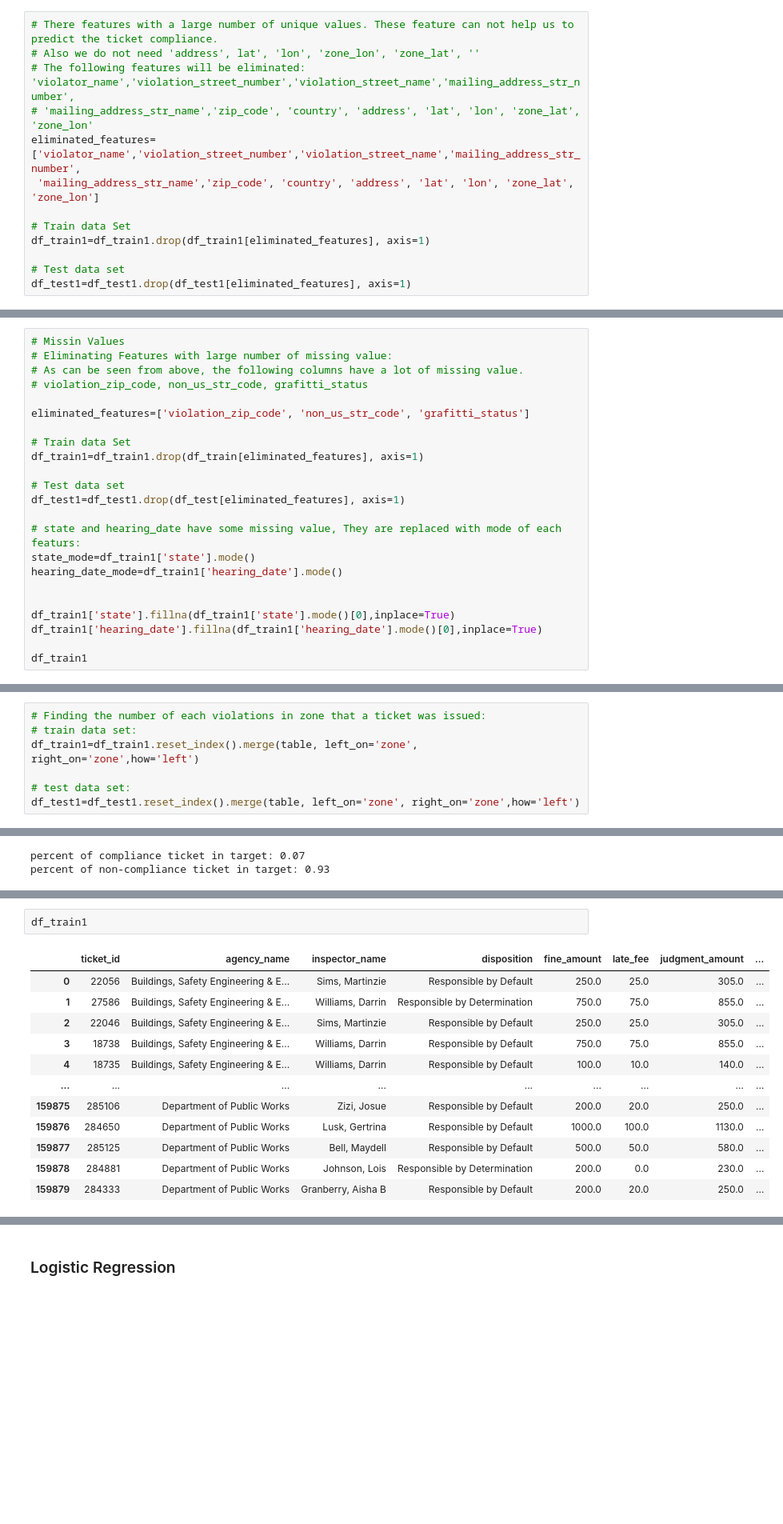
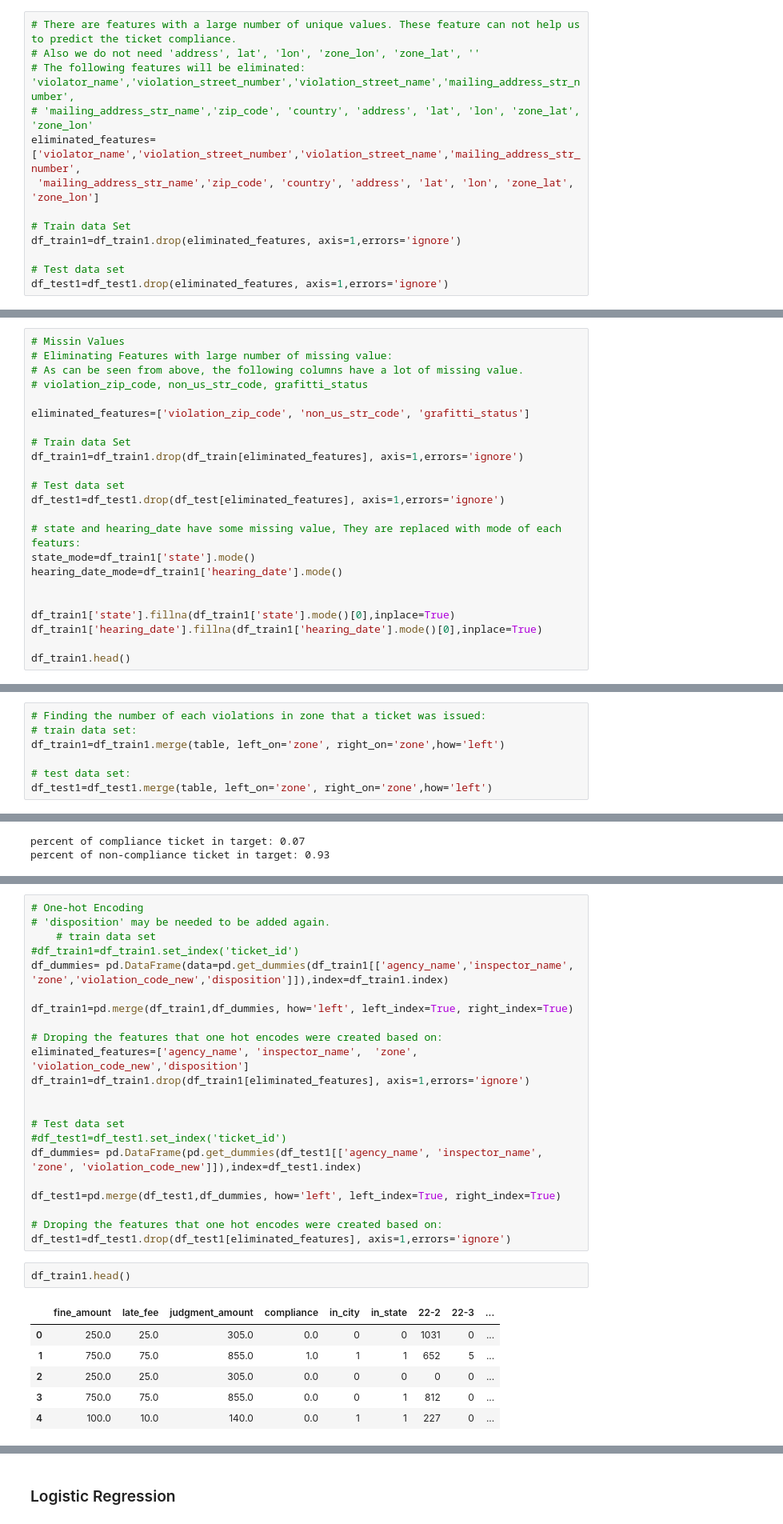
Before and after one commit to SepehrS2020/Data_Science_Projects, a Jupyter notebook: DetroitBlightTicket/Code.ipynb, the cells around one changed output, grey strips where cells are left out. Shown: that part at 80% size. Saved outputs shown, nothing was run; the diff lists cells and outputs as text; blank space fills up the shorter version.

```diff
--- a/DetroitBlightTicket/Code.ipynb
+++ b/DetroitBlightTicket/Code.ipynb
@@ -142,6 +168,6 @@ Morris, John        17926
 Name: zone, Length: 127, dtype: int64
 # %%
-# There features with a large number of unique values. These feature can not help us to predict the ticket compliance.
+# There are features with a large number of unique values. These feature can not help us to predict the ticket compliance.
 # Also we do not need 'address', lat', 'lon', 'zone_lon', 'zone_lat', ''
 # The following features will be eliminated: 'violator_name','violation_street_number','violation_street_name','mailing_address_str_number',
 # 'mailing_address_str_name','zip_code', 'country', 'address', 'lat', 'lon', 'zone_lat', 'zone_lon'
@@ -149,10 +175,10 @@ eliminated_features=['violator_name','violation_street_number','violation_street
  'mailing_address_str_name','zip_code', 'country', 'address', 'lat', 'lon', 'zone_lat', 'zone_lon']
 
 # Train data Set
-df_train1=df_train1.drop(df_train1[eliminated_features], axis=1)
+df_train1=df_train1.drop(eliminated_features, axis=1,errors='ignore')
 
 # Test data set
-df_test1=df_test1.drop(df_test1[eliminated_features], axis=1)
+df_test1=df_test1.drop(eliminated_features, axis=1,errors='ignore')
 # %%
 df_train1.info()
 # %% [output]
@@ -182,10 +208,10 @@ memory usage: 42.0+ MB
 eliminated_features=['violation_zip_code', 'non_us_str_code', 'grafitti_status']
 
 # Train data Set
-df_train1=df_train1.drop(df_train[eliminated_features], axis=1)
+df_train1=df_train1.drop(df_train[eliminated_features], axis=1,errors='ignore')
 
 # Test data set
-df_test1=df_test1.drop(df_test[eliminated_features], axis=1)
+df_test1=df_test1.drop(df_test[eliminated_features], axis=1,errors='ignore')
 
 # state and hearing_date have some missing value, They are replaced with mode of each featurs:
 state_mode=df_train1['state'].mode()
@@ -195,7 +221,7 @@ hearing_date_mode=df_train1['hearing_date'].mode()
 df_train1['state'].fillna(df_train1['state'].mode()[0],inplace=True)
 df_train1['hearing_date'].fillna(df_train1['hearing_date'].mode()[0],inplace=True)
 
-df_train1
+df_train1.head()
 # %% [output]
 |  | agency_name | inspector_name | city | state | ticket_issued_date | hearing_date | violation_code | ... |
 | ticket_id |  |  |  |  |  |  |  | ... |
@@ -342,7 +332,7 @@ table
 # %%
 # Finding the number of each violations in zone that a ticket was issued:
 # train data set:
-df_train1=df_train1.reset_index().merge(table, left_on='zone', right_on='zone',how='left')
+df_train1=df_train1.merge(table, left_on='zone', right_on='zone',how='left')
 
 # test data set:
-df_test1=df_test1.reset_index().merge(table, left_on='zone', right_on='zone',how='left')
+df_test1=df_test1.merge(table, left_on='zone', right_on='zone',how='left')
@@ -407,15 +407,31 @@ NameError: name 'df_train1' is not defined
+# %%
+# One-hot Encoding
+# 'disposition' may be needed to be added again.
+    # train data set
+#df_train1=df_train1.set_index('ticket_id')
+df_dummies= pd.DataFrame(data=pd.get_dummies(df_train1[['agency_name','inspector_name', 'zone','violation_code_new','disposition']]),index=df_train1.index)
+
+df_train1=pd.merge(df_train1,df_dummies, how='left', left_index=True, right_index=True)
+
+# Droping the features that one hot encodes were created based on:
+eliminated_features=['agency_name', 'inspector_name',  'zone', 'violation_code_new','disposition']
+df_train1=df_train1.drop(df_train1[eliminated_features], axis=1,errors='ignore')
+
+
+# Test data set
+#df_test1=df_test1.set_index('ticket_id')
+df_dummies= pd.DataFrame(pd.get_dummies(df_test1[['agency_name', 'inspector_name',  'zone', 'violation_code_new']]),index=df_test1.index)
+
+df_test1=pd.merge(df_test1,df_dummies, how='left', left_index=True, right_index=True)
+
+# Droping the features that one hot encodes were created based on:
+df_test1=df_test1.drop(df_test1[eliminated_features], axis=1,errors='ignore')
 # %%
-df_train1
+df_train1.head()
 # %% [output]
-|  | ticket_id | agency_name | inspector_name | disposition | fine_amount | late_fee | judgment_amount | ... |
-| 0 | 22056 | Buildings, Safety Engineering & E... | Sims, Martinzie | Responsible by Default | 250.0 | 25.0 | 305.0 | ... |
-| 1 | 27586 | Buildings, Safety Engineering & E... | Williams, Darrin | Responsible by Determination | 750.0 | 75.0 | 855.0 | ... |
-| 2 | 22046 | Buildings, Safety Engineering & E... | Sims, Martinzie | Responsible by Default | 250.0 | 25.0 | 305.0 | ... |
-| 3 | 18738 | Buildings, Safety Engineering & E... | Williams, Darrin | Responsible by Default | 750.0 | 75.0 | 855.0 | ... |
-| 4 | 18735 | Buildings, Safety Engineering & E... | Williams, Darrin | Responsible by Default | 100.0 | 10.0 | 140.0 | ... |
-| ... | ... | ... | ... | ... | ... | ... | ... | ... |
-| 159875 | 285106 | Department of Public Works | Zizi, Josue | Responsible by Default | 200.0 | 20.0 | 250.0 | ... |
-| 159876 | 284650 | Department of Public Works | Lusk, Gertrina | Responsible by Default | 1000.0 | 100.0 | 1130.0 | ... |
-| 159877 | 285125 | Department of Public Works | Bell, Maydell | Responsible by Default | 500.0 | 50.0 | 580.0 | ... |
-| 159878 | 284881 | Department of Public Works | Johnson, Lois | Responsible by Determination | 200.0 | 0.0 | 230.0 | ... |
-| 159879 | 284333 | Department of Public Works | Granberry, Aisha B | Responsible by Default | 200.0 | 20.0 | 250.0 | ... |
+|  | fine_amount | late_fee | judgment_amount | compliance | in_city | in_state | 22-2 | 22-3 | ... |
+| 0 | 250.0 | 25.0 | 305.0 | 0.0 | 0 | 0 | 1031 | 0 | ... |
+| 1 | 750.0 | 75.0 | 855.0 | 1.0 | 1 | 1 | 652 | 5 | ... |
+| 2 | 250.0 | 25.0 | 305.0 | 0.0 | 0 | 0 | 0 | 0 | ... |
+| 3 | 750.0 | 75.0 | 855.0 | 0.0 | 0 | 1 | 812 | 0 | ... |
+| 4 | 100.0 | 10.0 | 140.0 | 0.0 | 1 | 1 | 227 | 0 | ... |
```
Also changed, not shown: parts of 48 cells of this notebook, 1 other file.
